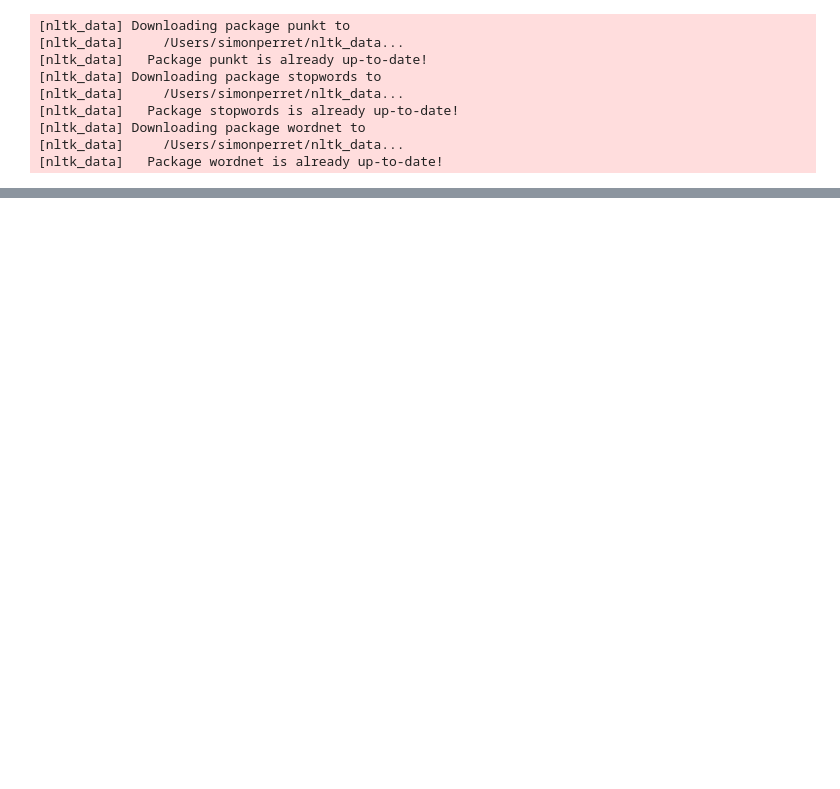
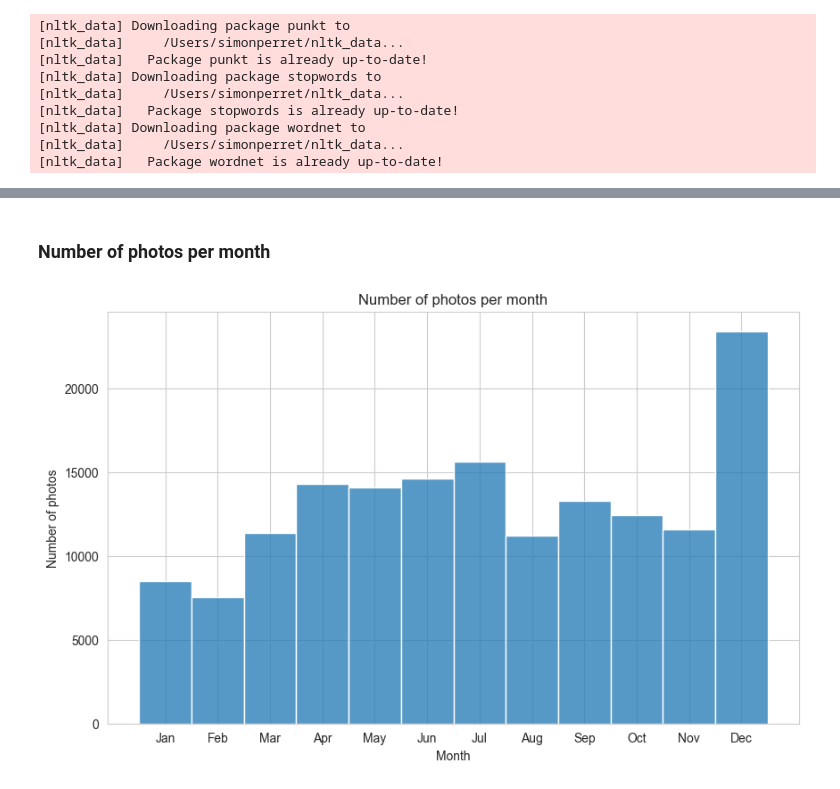
Before and after one commit to smnpp/hotspot-detection, a Jupyter notebook: src/datamining.ipynb, the cells around one changed output, grey strips where cells are left out. Drawn from its saved outputs; the diff is of its cells as text; code cells hidden in the pictures; blank space fills up the shorter version.

```diff
--- a/src/datamining.ipynb
+++ b/src/datamining.ipynb
@@ -739,0 +174,14 @@ map_clusters.save("../output/clusteringDBSCAN.html")
+# %% [markdown]
+### Number of photos per month
+# %%
+# Histogram of the number of photos per month
+plt.figure()
+data['month'] = data['date_taken'].dt.month
+sns.histplot(data['month'], bins=12, kde=False, discrete=True)
+plt.title("Number of photos per month")
+plt.xlabel("Month")
+plt.ylabel("Number of photos")
+plt.xticks(range(1, 13), ['Jan', 'Feb', 'Mar', 'Apr', 'May', 'Jun', 'Jul', 'Aug', 'Sep', 'Oct', 'Nov', 'Dec'])
+plt.show()
+# %% [output]
+[figure, added]
```
Also changed, not shown: parts of 79 cells of this notebook.
